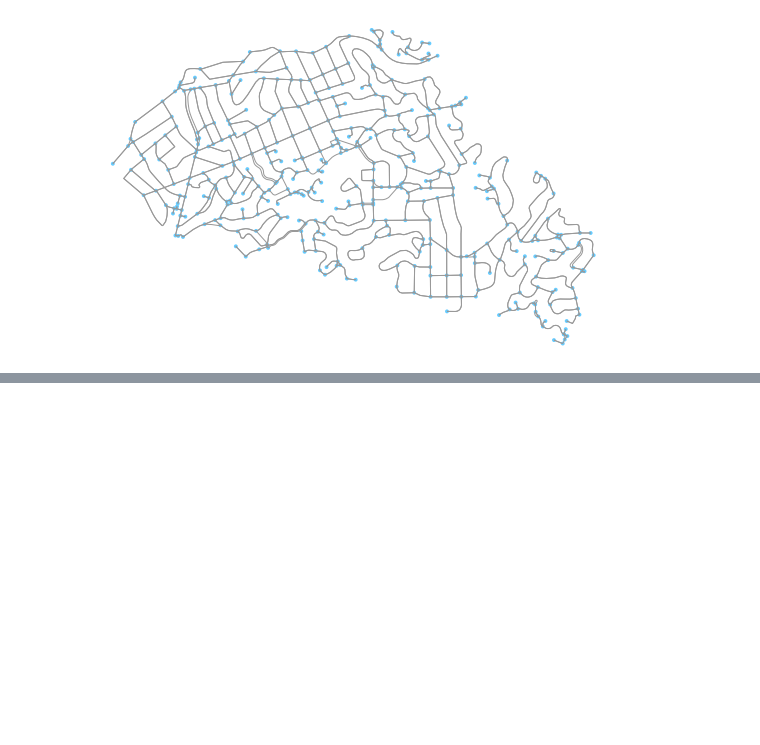
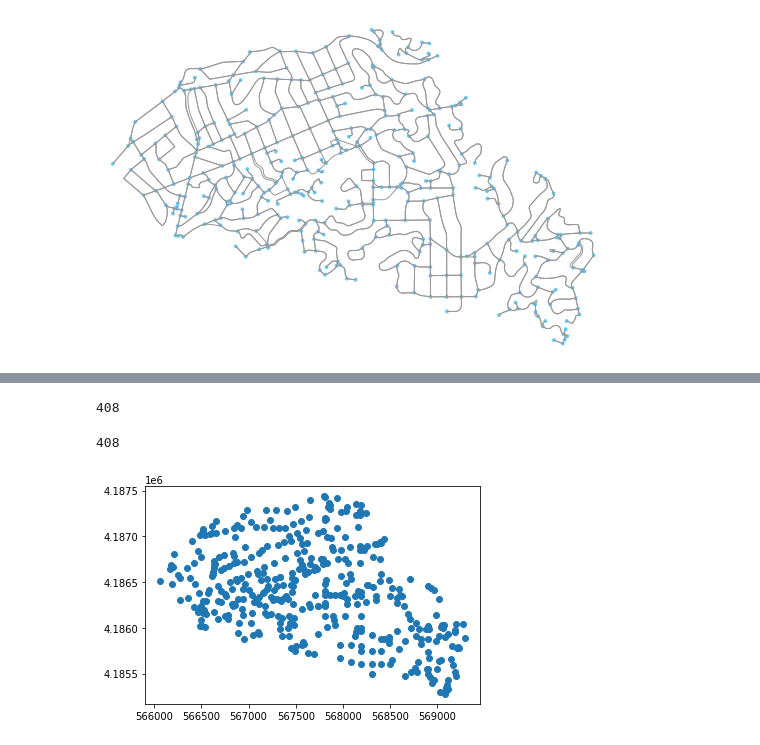
Before and after one commit to Dr-AlaaKhamis/Graph-Search-Algorithms, a Jupyter notebook: Algorithms.ipynb, the cells around one changed output, grey strips where cells are left out. Drawn from its saved outputs; the diff is of its cells as text; code cells hidden in the pictures; blank space fills up the shorter version.

```diff
--- a/Algorithms.ipynb
+++ b/Algorithms.ipynb
@@ -65,0 +60,18 @@ for adjacent in destination_node:
+# %%
+node_Xs = [float(x) for _, x in G.nodes(data='x')]
+node_Ys = [float(y) for _, y in G.nodes(data='y')]
+# %%
+len(node_Ys)
+# %% [output]
+408
+# %%
+len(node_Xs)
+# %% [output]
+408
+# %%
+import matplotlib.pyplot as plt
+
+plt.scatter(node_Xs, node_Ys)
+plt.show()
+# %% [output]
+[figure, added]
```
Also changed, not shown: parts of 3 cells of this notebook.
